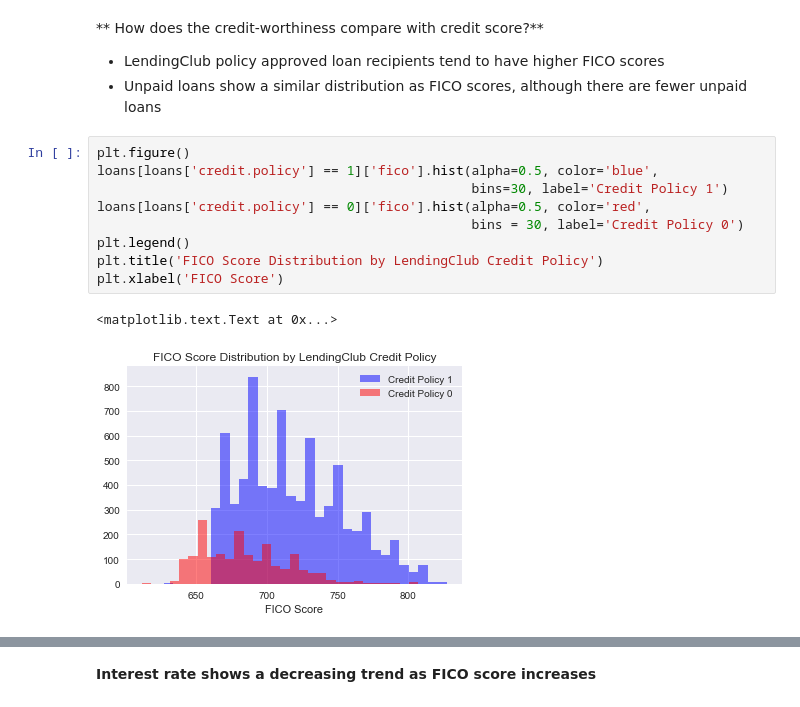
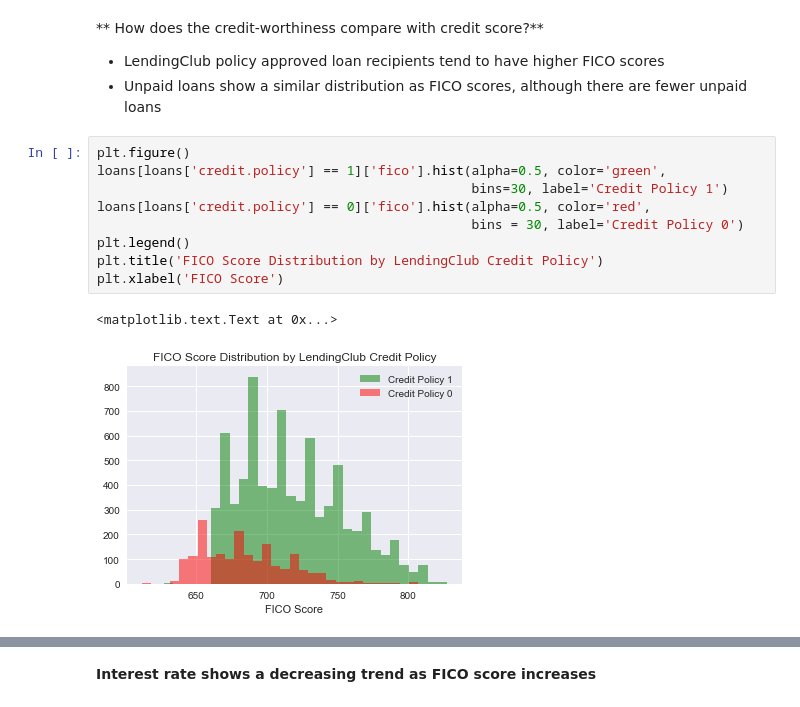
Before and after one commit to kabuhakmeh3/scikit-loan-analysis, a Jupyter notebook: loans.ipynb, the cells around one changed output, grey strips where cells are left out. Saved outputs shown, nothing was run; the diff lists cells and outputs as text.

```diff
--- a/loans.ipynb
+++ b/loans.ipynb
@@ -94,15 +94,15 @@ plt.title('Purpose of Loan by Repayment')
 + Unpaid loans show a similar distribution as FICO scores, although there are fewer unpaid loans
 # %%
 plt.figure()
-loans[loans['credit.policy'] == 1]['fico'].hist(alpha=0.5, color='blue',
+loans[loans['credit.policy'] == 1]['fico'].hist(alpha=0.5, color='green',
                                                 bins=30, label='Credit Policy 1')
 loans[loans['credit.policy'] == 0]['fico'].hist(alpha=0.5, color='red',
                                                 bins = 30, label='Credit Policy 0')
 plt.legend()
 plt.title('FICO Score Distribution by LendingClub Credit Policy')
 plt.xlabel('FICO Score')
 # %% [output]
 <matplotlib.text.Text at 0x...>
-[figure, old version]
+[figure, new version]
 # %%
 plt.figure()
```
Also changed, not shown: parts of 21 cells of this notebook.
